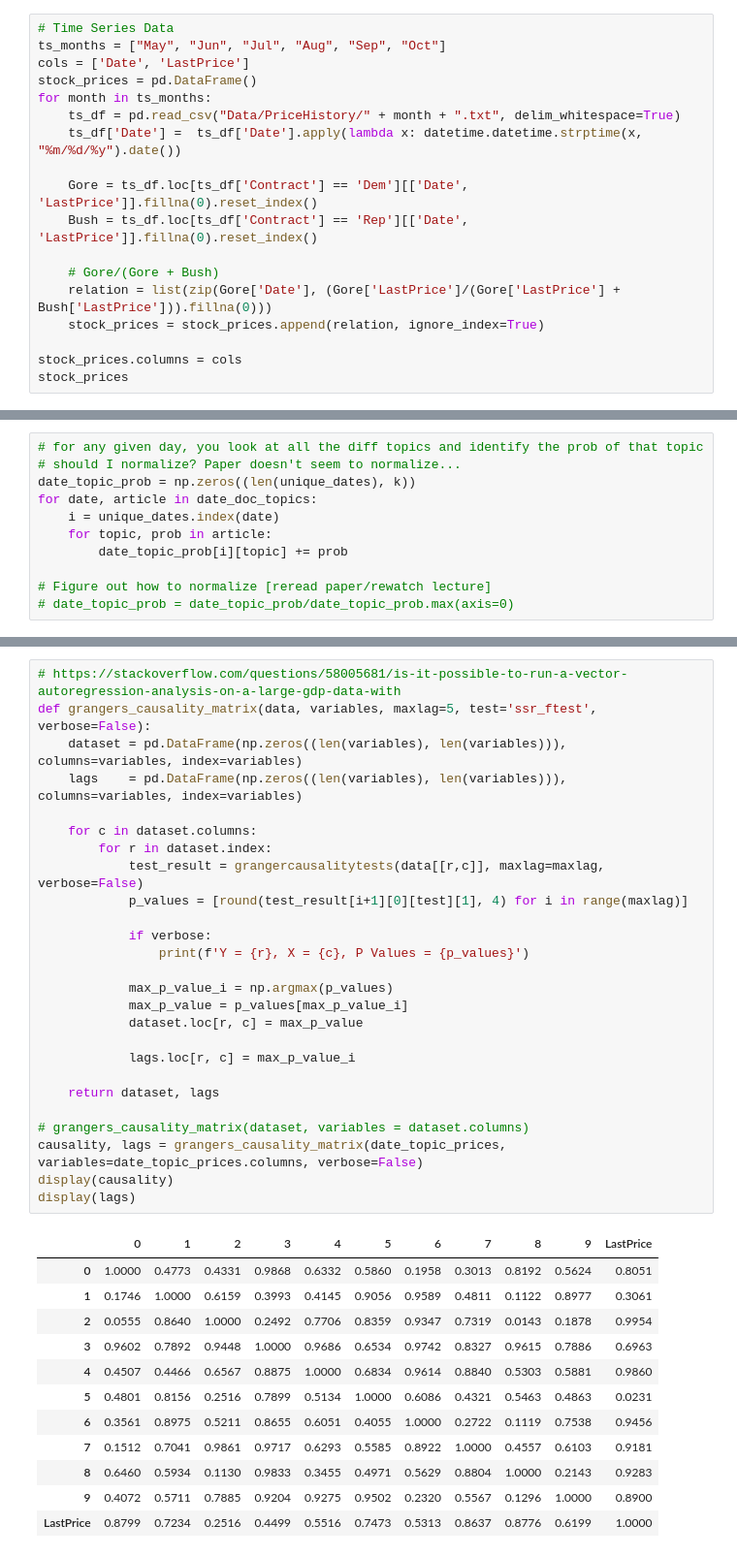
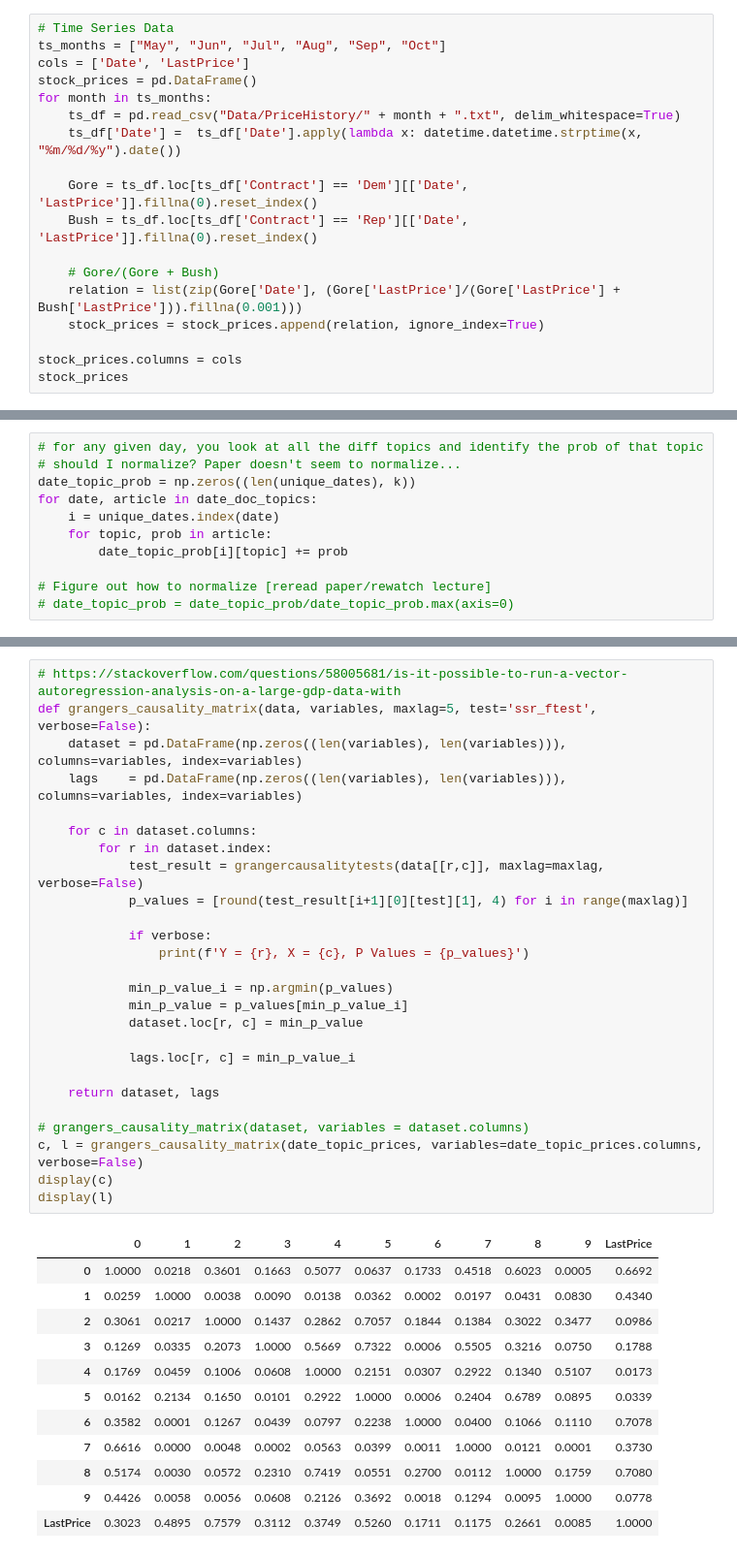
Before and after one commit to Jagaskak/CourseProject, a Jupyter notebook: Untitled.ipynb, the cells around one changed output, grey strips where cells are left out. Shown: that part at 97% size. Drawn from its saved outputs; the diff is of its cells as text.

```diff
--- a/Untitled.ipynb
+++ b/Untitled.ipynb
@@ -114,7 +114,7 @@ for month in ts_months:
     Bush = ts_df.loc[ts_df['Contract'] == 'Rep'][['Date', 'LastPrice']].fillna(0).reset_index()
 
     # Gore/(Gore + Bush)
-    relation = list(zip(Gore['Date'], (Gore['LastPrice']/(Gore['LastPrice'] + Bush['LastPrice'])).fillna(0)))
+    relation = list(zip(Gore['Date'], (Gore['LastPrice']/(Gore['LastPrice'] + Bush['LastPrice'])).fillna(0.001)))
     stock_prices = stock_prices.append(relation, ignore_index=True)
 
 stock_prices.columns = cols
@@ -391,40 +355,40 @@ date_topic_prices
 # %%
 # https://stackoverflow.com/questions/58005681/is-it-possible-to-run-a-vector-autoregression-analysis-on-a-large-gdp-data-with
 def grangers_causality_matrix(data, variables, maxlag=5, test='ssr_ftest', verbose=False):
     dataset = pd.DataFrame(np.zeros((len(variables), len(variables))), columns=variables, index=variables)
     lags    = pd.DataFrame(np.zeros((len(variables), len(variables))), columns=variables, index=variables)
 
     for c in dataset.columns:
         for r in dataset.index:
             test_result = grangercausalitytests(data[[r,c]], maxlag=maxlag, verbose=False)
             p_values = [round(test_result[i+1][0][test][1], 4) for i in range(maxlag)]
 
             if verbose:
                 print(f'Y = {r}, X = {c}, P Values = {p_values}')
 
-            max_p_value_i = np.argmax(p_values)
-            max_p_value = p_values[max_p_value_i]
-            dataset.loc[r, c] = max_p_value
+            min_p_value_i = np.argmin(p_values)
+            min_p_value = p_values[min_p_value_i]
+            dataset.loc[r, c] = min_p_value
 
-            lags.loc[r, c] = max_p_value_i
+            lags.loc[r, c] = min_p_value_i
 
     return dataset, lags
 
 # grangers_causality_matrix(dataset, variables = dataset.columns)
-causality, lags = grangers_causality_matrix(date_topic_prices, variables=date_topic_prices.columns, verbose=False)
-display(causality)
-display(lags)
+c, l = grangers_causality_matrix(date_topic_prices, variables=date_topic_prices.columns, verbose=False)
+display(c)
+display(l)
 # %% [output]
 |  | 0 | 1 | 2 | 3 | 4 | 5 | 6 | 7 | 8 | 9 | LastPrice |
-| 0 | 1.0000 | 0.4773 | 0.4331 | 0.9868 | 0.6332 | 0.5860 | 0.1958 | 0.3013 | 0.8192 | 0.5624 | 0.8051 |
-| 1 | 0.1746 | 1.0000 | 0.6159 | 0.3993 | 0.4145 | 0.9056 | 0.9589 | 0.4811 | 0.1122 | 0.8977 | 0.3061 |
-| 2 | 0.0555 | 0.8640 | 1.0000 | 0.2492 | 0.7706 | 0.8359 | 0.9347 | 0.7319 | 0.0143 | 0.1878 | 0.9954 |
-| 3 | 0.9602 | 0.7892 | 0.9448 | 1.0000 | 0.9686 | 0.6534 | 0.9742 | 0.8327 | 0.9615 | 0.7886 | 0.6963 |
-| 4 | 0.4507 | 0.4466 | 0.6567 | 0.8875 | 1.0000 | 0.6834 | 0.9614 | 0.8840 | 0.5303 | 0.5881 | 0.9860 |
-| 5 | 0.4801 | 0.8156 | 0.2516 | 0.7899 | 0.5134 | 1.0000 | 0.6086 | 0.4321 | 0.5463 | 0.4863 | 0.0231 |
-| 6 | 0.3561 | 0.8975 | 0.5211 | 0.8655 | 0.6051 | 0.4055 | 1.0000 | 0.2722 | 0.1119 | 0.7538 | 0.9456 |
-| 7 | 0.1512 | 0.7041 | 0.9861 | 0.9717 | 0.6293 | 0.5585 | 0.8922 | 1.0000 | 0.4557 | 0.6103 | 0.9181 |
-| 8 | 0.6460 | 0.5934 | 0.1130 | 0.9833 | 0.3455 | 0.4971 | 0.5629 | 0.8804 | 1.0000 | 0.2143 | 0.9283 |
-| 9 | 0.4072 | 0.5711 | 0.7885 | 0.9204 | 0.9275 | 0.9502 | 0.2320 | 0.5567 | 0.1296 | 1.0000 | 0.8900 |
-| LastPrice | 0.8799 | 0.7234 | 0.2516 | 0.4499 | 0.5516 | 0.7473 | 0.5313 | 0.8637 | 0.8776 | 0.6199 | 1.0000 |
+| 0 | 1.0000 | 0.0218 | 0.3601 | 0.1663 | 0.5077 | 0.0637 | 0.1733 | 0.4518 | 0.6023 | 0.0005 | 0.6692 |
+| 1 | 0.0259 | 1.0000 | 0.0038 | 0.0090 | 0.0138 | 0.0362 | 0.0002 | 0.0197 | 0.0431 | 0.0830 | 0.4340 |
+| 2 | 0.3061 | 0.0217 | 1.0000 | 0.1437 | 0.2862 | 0.7057 | 0.1844 | 0.1384 | 0.3022 | 0.3477 | 0.0986 |
+| 3 | 0.1269 | 0.0335 | 0.2073 | 1.0000 | 0.5669 | 0.7322 | 0.0006 | 0.5505 | 0.3216 | 0.0750 | 0.1788 |
+| 4 | 0.1769 | 0.0459 | 0.1006 | 0.0608 | 1.0000 | 0.2151 | 0.0307 | 0.2922 | 0.1340 | 0.5107 | 0.0173 |
+| 5 | 0.0162 | 0.2134 | 0.1650 | 0.0101 | 0.2922 | 1.0000 | 0.0006 | 0.2404 | 0.6789 | 0.0895 | 0.0339 |
+| 6 | 0.3582 | 0.0001 | 0.1267 | 0.0439 | 0.0797 | 0.2238 | 1.0000 | 0.0400 | 0.1066 | 0.1110 | 0.7078 |
+| 7 | 0.6616 | 0.0000 | 0.0048 | 0.0002 | 0.0563 | 0.0399 | 0.0011 | 1.0000 | 0.0121 | 0.0001 | 0.3730 |
+| 8 | 0.5174 | 0.0030 | 0.0572 | 0.2310 | 0.7419 | 0.0551 | 0.2700 | 0.0112 | 1.0000 | 0.1759 | 0.7080 |
+| 9 | 0.4426 | 0.0058 | 0.0056 | 0.0608 | 0.2126 | 0.3692 | 0.0018 | 0.1294 | 0.0095 | 1.0000 | 0.0778 |
+| LastPrice | 0.3023 | 0.4895 | 0.7579 | 0.3112 | 0.3749 | 0.5260 | 0.1711 | 0.1175 | 0.2661 | 0.0085 | 1.0000 |
 |  | 0 | 1 | 2 | 3 | 4 | 5 | 6 | 7 | 8 | 9 | LastPrice |
```
Also changed, not shown: parts of 26 cells of this notebook, 2 other files.
